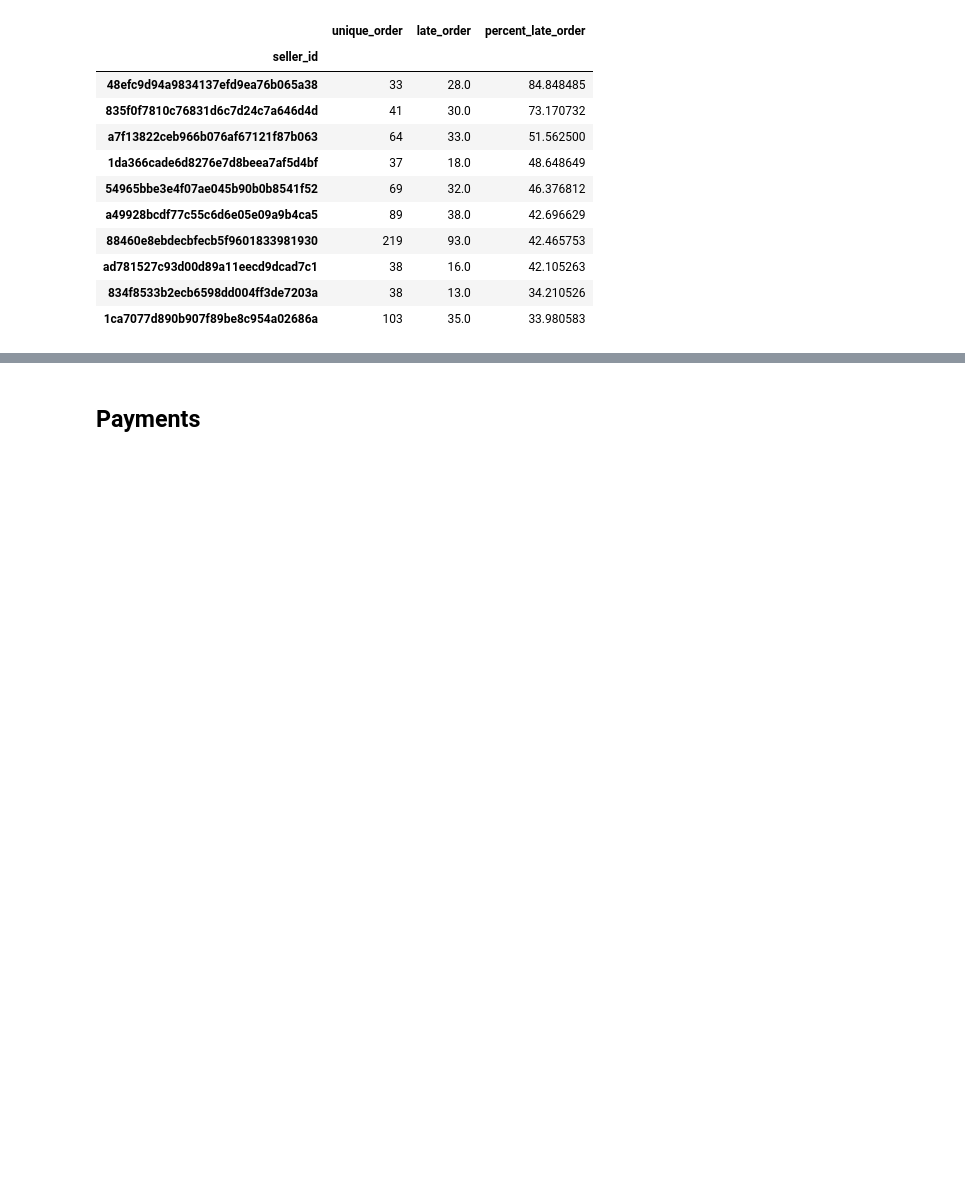
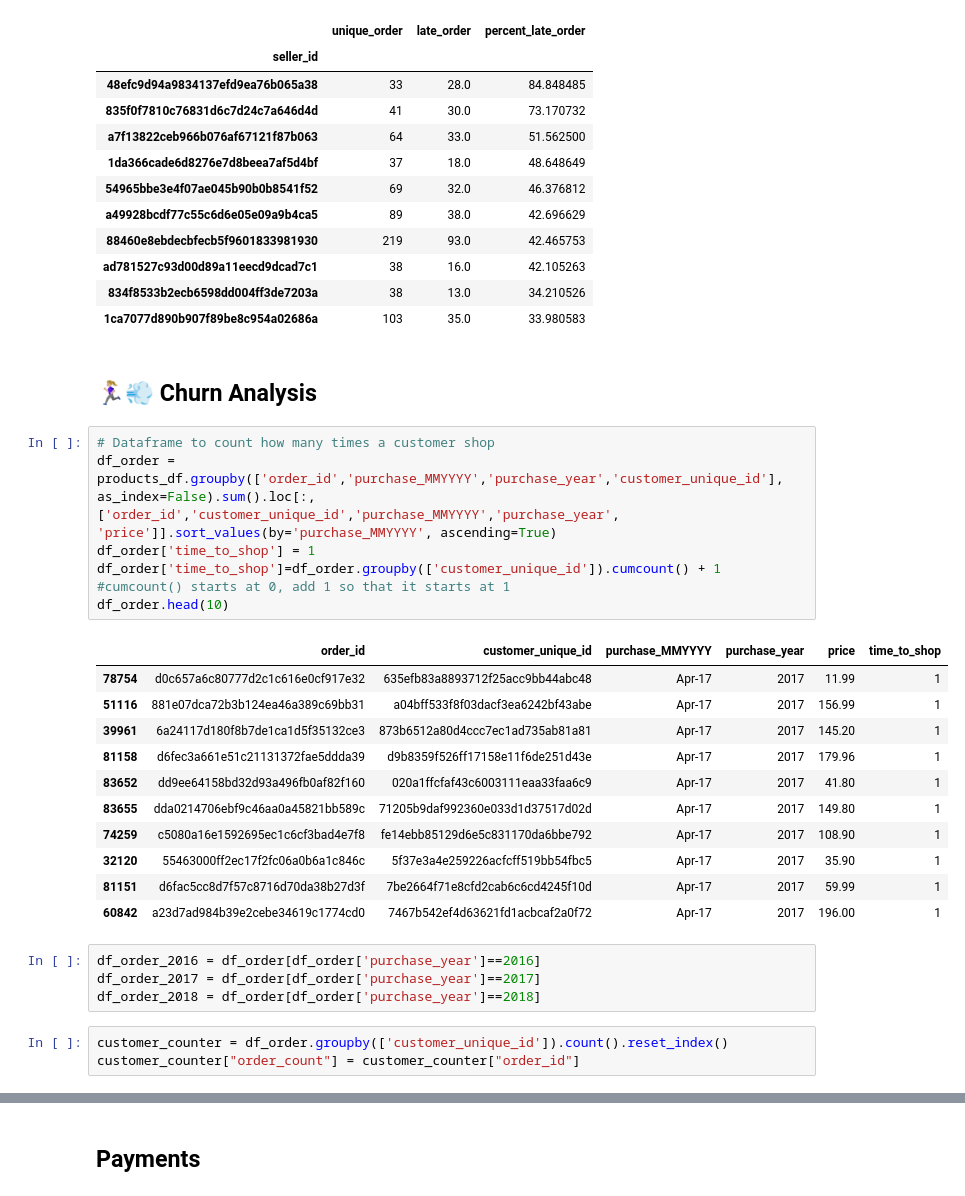
Before and after one commit to danieldhats7/brazilian-e-commerce, a Jupyter notebook: EDA.ipynb, the cells around one changed output, grey strips where cells are left out. Saved outputs shown, nothing was run; the diff lists cells and outputs as text; blank space fills up the shorter version.

Commit message:
Fixed churn case back to normal :D

```diff
--- a/EDA.ipynb
+++ b/EDA.ipynb
@@ -706,3 +706,30 @@ seller_top_10
 | ad781527c93d00d89a11eecd9dcad7c1 | 38 | 16.0 | 42.105263 |
 | 834f8533b2ecb6598dd004ff3de7203a | 38 | 13.0 | 34.210526 |
 | 1ca7077d890b907f89be8c954a02686a | 103 | 35.0 | 33.980583 |
+# %% [markdown]
+## 🏃🏼‍♀️💨 Churn Analysis
+# %%
+# Dataframe to count how many times a customer shop
+df_order = products_df.groupby(['order_id','purchase_MMYYYY','purchase_year','customer_unique_id'], as_index=False).sum().loc[:, ['order_id','customer_unique_id','purchase_MMYYYY','purchase_year', 'price']].sort_values(by='purchase_MMYYYY', ascending=True)
+df_order['time_to_shop'] = 1
+df_order['time_to_shop']=df_order.groupby(['customer_unique_id']).cumcount() + 1 #cumcount() starts at 0, add 1 so that it starts at 1
+df_order.head(10)
+# %% [output]
+|  | order_id | customer_unique_id | purchase_MMYYYY | purchase_year | price | time_to_shop |
+| 78754 | d0c657a6c80777d2c1c616e0cf917e32 | 635efb83a8893712f25acc9bb44abc48 | Apr-17 | 2017 | 11.99 | 1 |
+| 51116 | 881e07dca72b3b124ea46a389c69bb31 | a04bff533f8f03dacf3ea6242bf43abe | Apr-17 | 2017 | 156.99 | 1 |
+| 39961 | 6a24117d180f8b7de1ca1d5f35132ce3 | 873b6512a80d4ccc7ec1ad735ab81a81 | Apr-17 | 2017 | 145.20 | 1 |
+| 81158 | d6fec3a661e51c21131372fae5ddda39 | d9b8359f526ff17158e11f6de251d43e | Apr-17 | 2017 | 179.96 | 1 |
+| 83652 | dd9ee64158bd32d93a496fb0af82f160 | 020a1ffcfaf43c6003111eaa33faa6c9 | Apr-17 | 2017 | 41.80 | 1 |
+| 83655 | dda0214706ebf9c46aa0a45821bb589c | 71205b9daf992360e033d1d37517d02d | Apr-17 | 2017 | 149.80 | 1 |
+| 74259 | c5080a16e1592695ec1c6cf3bad4e7f8 | fe14ebb85129d6e5c831170da6bbe792 | Apr-17 | 2017 | 108.90 | 1 |
+| 32120 | 55463000ff2ec17f2fc06a0b6a1c846c | 5f37e3a4e259226acfcff519bb54fbc5 | Apr-17 | 2017 | 35.90 | 1 |
+| 81151 | d6fac5cc8d7f57c8716d70da38b27d3f | 7be2664f71e8cfd2cab6c6cd4245f10d | Apr-17 | 2017 | 59.99 | 1 |
+| 60842 | a23d7ad984b39e2cebe34619c1774cd0 | 7467b542ef4d63621fd1acbcaf2a0f72 | Apr-17 | 2017 | 196.00 | 1 |
+# %%
+df_order_2016 = df_order[df_order['purchase_year']==2016]
+df_order_2017 = df_order[df_order['purchase_year']==2017]
+df_order_2018 = df_order[df_order['purchase_year']==2018]
+# %%
+customer_counter = df_order.groupby(['customer_unique_id']).count().reset_index()
+customer_counter["order_count"] = customer_counter["order_id"]
```
Also changed, not shown: parts of 6 cells of this notebook.
